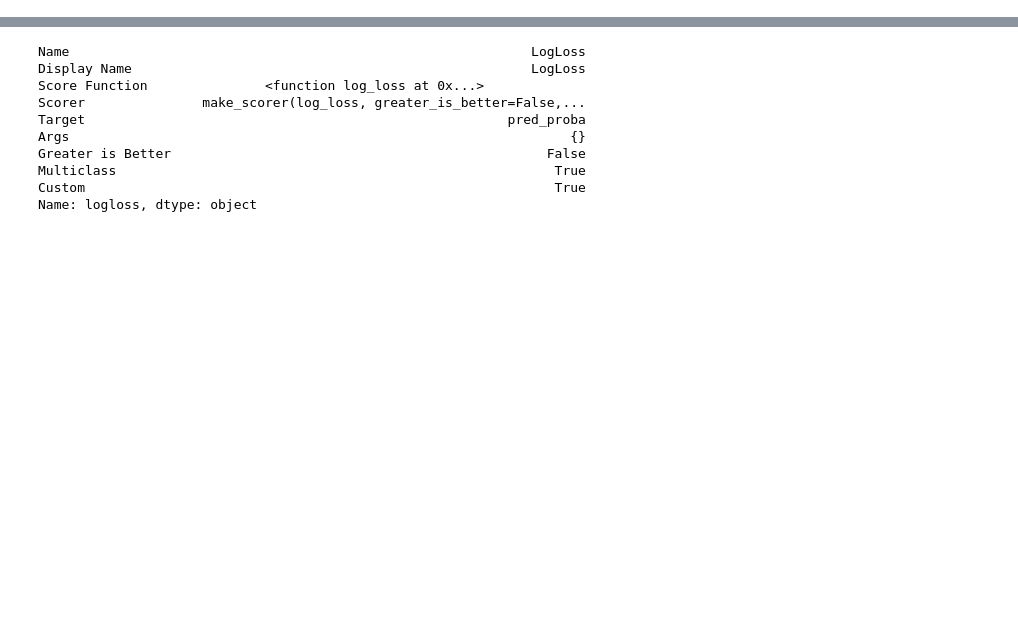
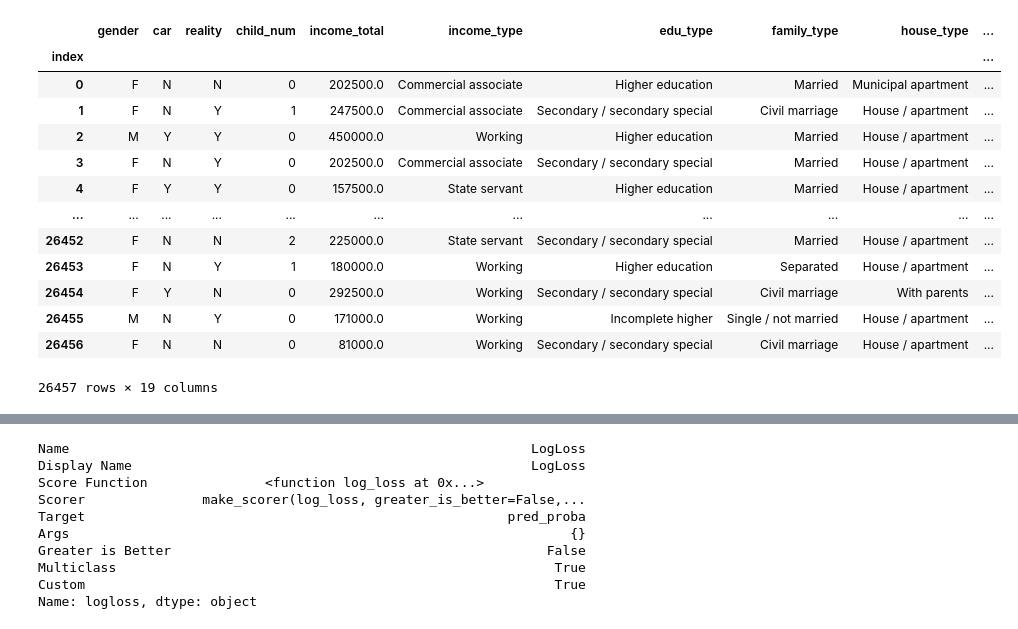
Before and after one commit to kwjinwoo/DCC, a Jupyter notebook: structure data/task2/jinwoo/AutoML.ipynb, the cells around one changed output, grey strips where cells are left out. Saved outputs shown, nothing was run; the diff lists cells and outputs as text; code cells hidden in the pictures; blank space fills up the shorter version.

```diff
--- a/structure data/task2/jinwoo/AutoML.ipynb
+++ b/structure data/task2/jinwoo/AutoML.ipynb
@@ -28,6 +28,23 @@ test = pd.read_csv(os.path.join(path, 'test.csv'), index_col=0)
 sub = pd.read_csv(os.path.join(path, 'sample_submission.csv'), index_col=0)
 
 train = pr.main(train)
+# %%
+train
+# %% [output]
+|  | gender | car | reality | child_num | income_total | income_type | edu_type | family_type | house_type | ... |
+| index |  |  |  |  |  |  |  |  |  | ... |
+| 0 | F | N | N | 0 | 202500.0 | Commercial associate | Higher education | Married | Municipal apartment | ... |
+| 1 | F | N | Y | 1 | 247500.0 | Commercial associate | Secondary / secondary special | Civil marriage | House / apartment | ... |
+| 2 | M | Y | Y | 0 | 450000.0 | Working | Higher education | Married | House / apartment | ... |
+| 3 | F | N | Y | 0 | 202500.0 | Commercial associate | Secondary / secondary special | Married | House / apartment | ... |
+| 4 | F | Y | Y | 0 | 157500.0 | State servant | Higher education | Married | House / apartment | ... |
+| ... | ... | ... | ... | ... | ... | ... | ... | ... | ... | ... |
+| 26452 | F | N | N | 2 | 225000.0 | State servant | Secondary / secondary special | Married | House / apartment | ... |
+| 26453 | F | N | Y | 1 | 180000.0 | Working | Higher education | Separated | House / apartment | ... |
+| 26454 | F | Y | N | 0 | 292500.0 | Working | Secondary / secondary special | Civil marriage | With parents | ... |
+| 26455 | M | N | Y | 0 | 171000.0 | Working | Incomplete higher | Single / not married | House / apartment | ... |
+| 26456 | F | N | N | 0 | 81000.0 | Working | Secondary / secondary special | Civil marriage | House / apartment | ... |
+26457 rows × 19 columns
 # %%
 # missing value에 대해 'not_available impute'
 clf = setup(train, target='credit', session_id=42)
```
Also changed, not shown: parts of 2 cells of this notebook, 3 other files.
